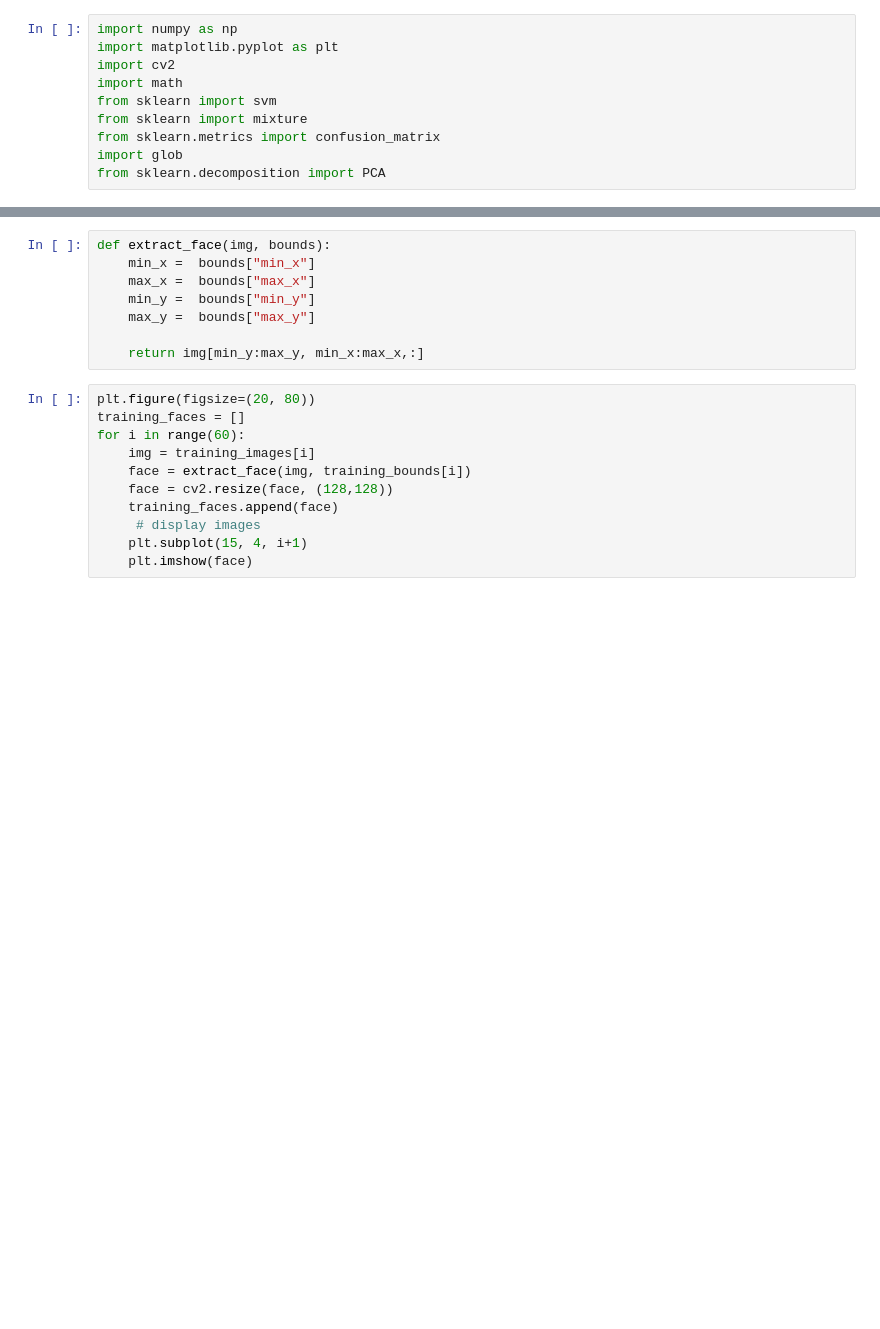
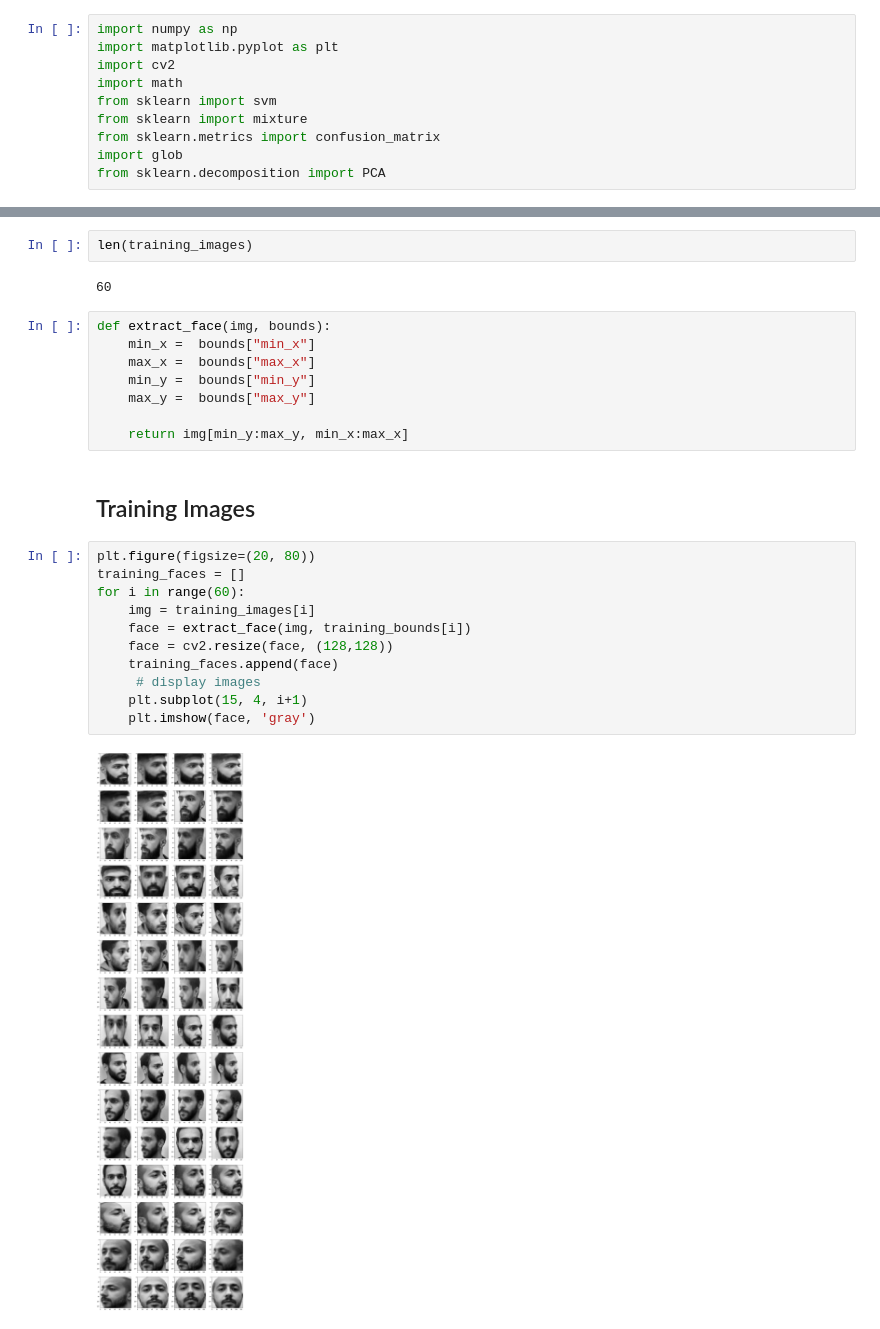
Before and after one commit to adhamelkhouly/face_recognition, a Jupyter notebook: 5_eigenfaces.ipynb, the cells around one changed output, grey strips where cells are left out. Drawn from its saved outputs; the diff is of its cells as text; blank space fills up the shorter version.

```diff
--- a/5_eigenfaces.ipynb
+++ b/5_eigenfaces.ipynb
@@ -86,3 +112,7 @@ for i in range(60):
+# %%
+len(training_images)
+# %% [output]
+60
 # %%
 def extract_face(img, bounds):
     min_x =  bounds["min_x"]
@@ -90,16 +120,20 @@ def extract_face(img, bounds):
     min_y =  bounds["min_y"]
     max_y =  bounds["max_y"]
 
-    return img[min_y:max_y, min_x:max_x,:]
+    return img[min_y:max_y, min_x:max_x]
+# %% [markdown]
+## Training Images
 # %%
 plt.figure(figsize=(20, 80))
 training_faces = []
 for i in range(60):
     img = training_images[i]
     face = extract_face(img, training_bounds[i])
     face = cv2.resize(face, (128,128))
     training_faces.append(face)
      # display images
     plt.subplot(15, 4, i+1)
-    plt.imshow(face)
+    plt.imshow(face, 'gray')
+# %% [output]
+[figure, added]
 # %%
```
Also changed, not shown: parts of 10 cells of this notebook.
